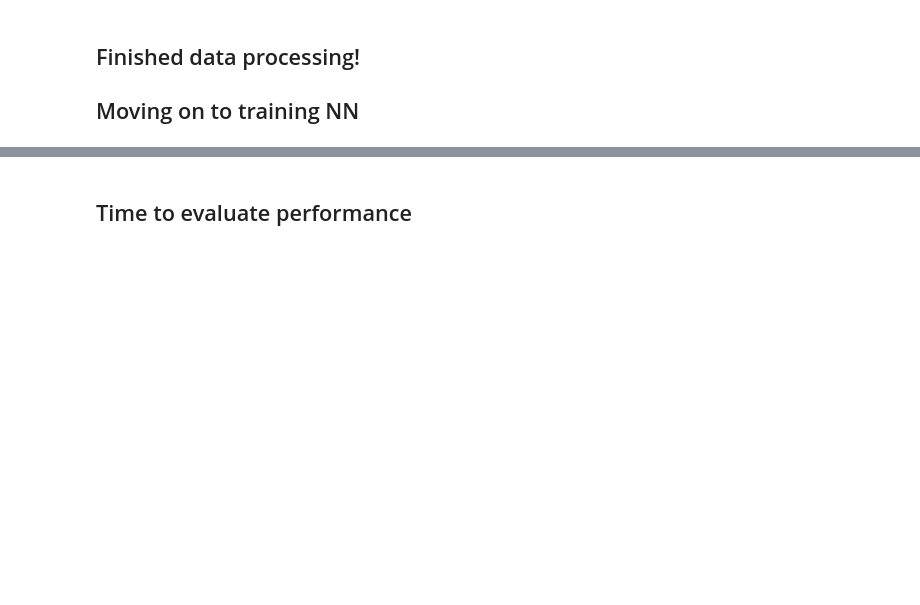
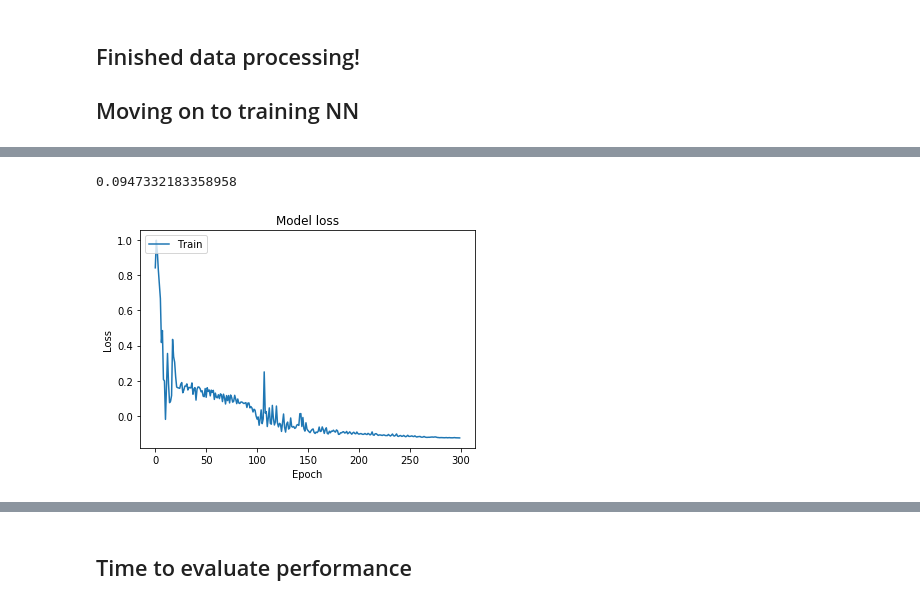
Before and after one commit to naissur/lextac-amp-modelling, a Jupyter notebook: mvp.ipynb, the cells around one changed output, grey strips where cells are left out. Cells and saved outputs as stored; diff of their text form; code cells hidden in the pictures; blank space fills up the shorter version.

```diff
--- a/mvp.ipynb
+++ b/mvp.ipynb
@@ -834,16 +840,22 @@ score
 # %%
-0.005132799269631505
+0.0947332183358958
+# %% [output]
+0.0947332183358958
 # %%
+%matplotlib inline
+
 from matplotlib import pyplot as plt
 
 # Plot training & validation loss values
 plt.plot(normalize(np.array(history.history['loss'])))
-plt.plot(normalize(np.array(history.history['val_loss'])))
+# plt.plot(normalize(np.array(history.history['val_loss'])))
 plt.title('Model loss')
 plt.ylabel('Loss')
 plt.xlabel('Epoch')
 plt.legend(['Train'], loc='upper left')
 plt.show()
+# %% [output]
+[figure, added]
 # %%
 len(X_te_f)
 # %%
```
Also changed, not shown: parts of 19 cells of this notebook, 1 other file.
